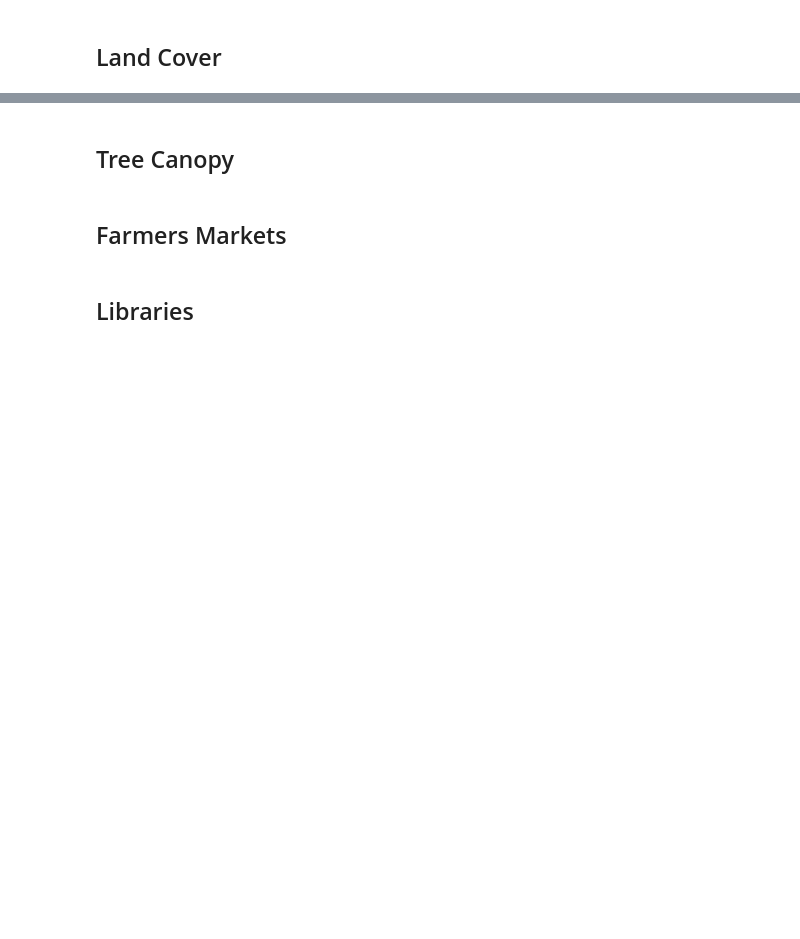
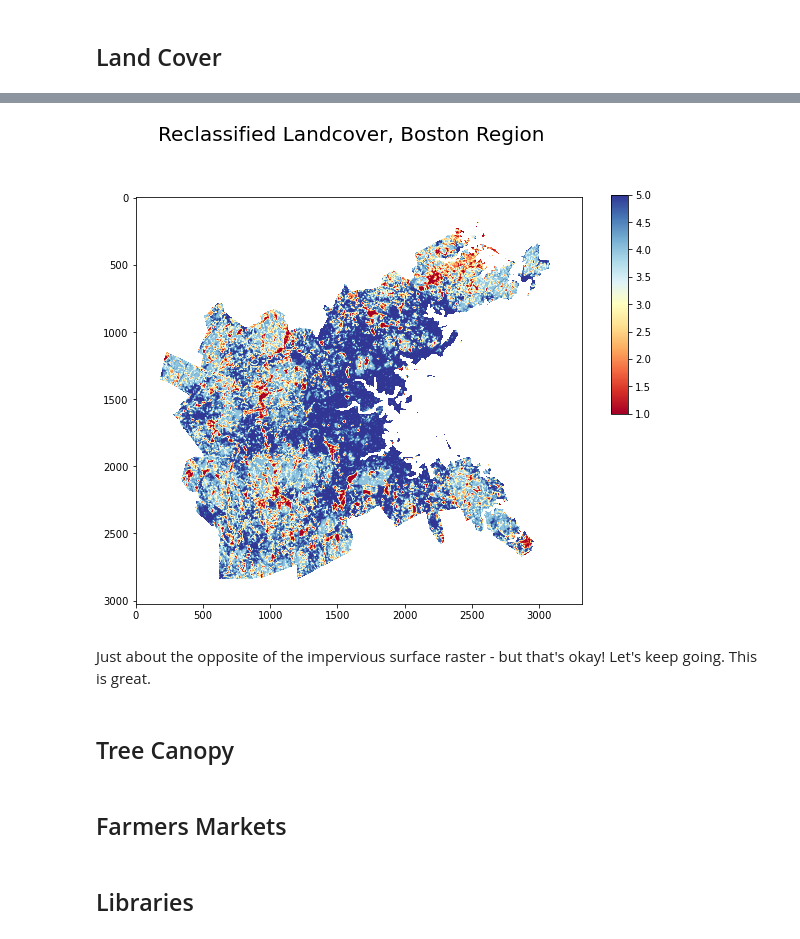
Before and after one commit to krowe42/FinalProject-LivingDecisions, a Jupyter notebook: Rowe-LivingDecisions.ipynb, the cells around one changed output, grey strips where cells are left out. Saved outputs shown, nothing was run; the diff lists cells and outputs as text; code cells hidden in the pictures; blank space fills up the shorter version.

```diff
--- a/Rowe-LivingDecisions.ipynb
+++ b/Rowe-LivingDecisions.ipynb
@@ -229,3 +289,27 @@ plt.show()
+# %%
+# Create a new array to work from.
+
+landcover_reclass = np.full(shape, np.NaN)
+
+# Now to reclassify all those land cover types
+
+landcover_reclass[(landcover_zip == 21) | (landcover_zip == 22) | (landcover_zip == 23) | (landcover_zip == 24)] = 5
+landcover_reclass[(landcover_zip == 41) | (landcover_zip == 42) | (landcover_zip == 43)] = 4
+landcover_reclass[(landcover_zip == 52) | (landcover_zip == 71)] = 3
+landcover_reclass[(landcover_zip == 31) | (landcover_zip == 81) | (landcover_zip == 82)] = 2
+landcover_reclass[(landcover_zip == 11) | (landcover_zip == 12) | (landcover_zip == 90) | (landcover_zip == 95)] = 1
+# %%
+# Let's see what it looks like!
+
+fig, ax = plt.subplots(figsize=(8,8))
+image = ax.imshow(landcover_reclass, cmap="RdYlBu")
+fig.colorbar(image, cax = fig.add_axes([.95, 0.48, 0.03, 0.38]))
+fig.suptitle("Reclassified Landcover, Boston Region", fontsize=20)
+plt.show()
+# %% [output]
+[figure, added]
+# %% [markdown]
+Just about the opposite of the impervious surface raster - but that's okay! Let's keep going. This is great.
 # %% [markdown]
 ## Tree Canopy
 # %% [markdown]
```
Also changed, not shown: parts of 8 cells of this notebook.
